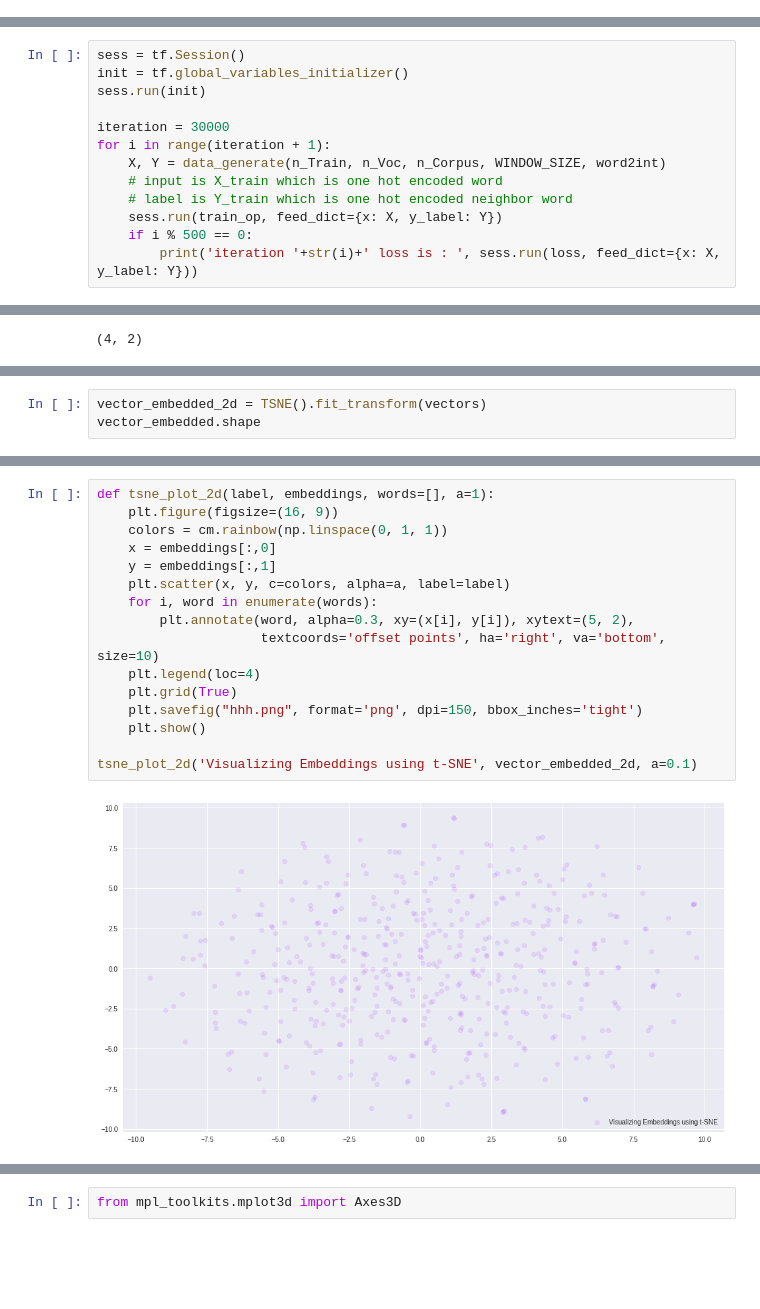
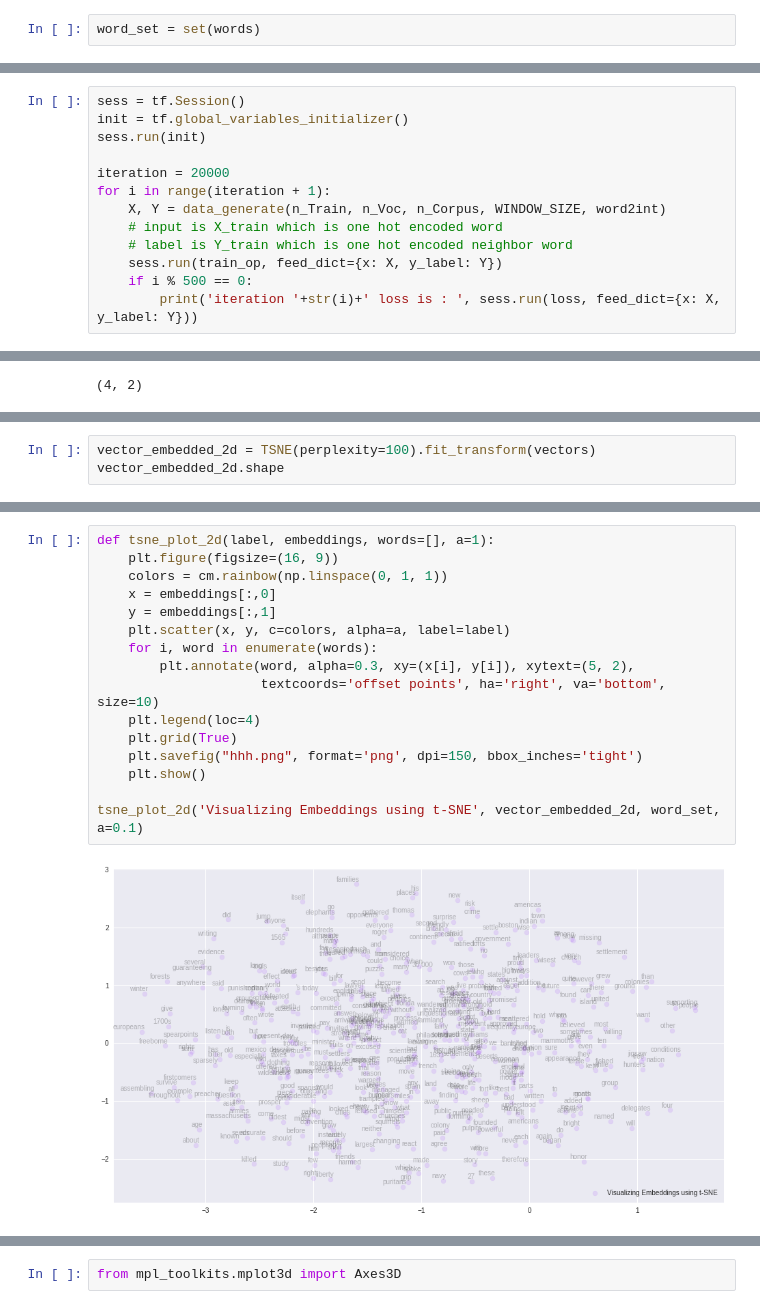
Before and after one commit to dnrb/word2vec_char_level, a Jupyter notebook: first_file(smaller_sample).ipynb, the cells around one changed output, grey strips where cells are left out. Drawn from its saved outputs; the diff is of its cells as text; blank space fills up the shorter version.

```diff
--- a/first_file(smaller_sample).ipynb
+++ b/first_file(smaller_sample).ipynb
@@ -73,6 +75,8 @@ words[:10]
  'years',
  'ago',
  'perhaps']
+# %%
+word_set = set(words)
 # %% [markdown]
 **Convert text to int**
 # %%
@@ -208,7 +212,7 @@ sess = tf.Session()
 init = tf.global_variables_initializer()
 sess.run(init)
 
-iteration = 30000
+iteration = 20000
 for i in range(iteration + 1):
     X, Y = data_generate(n_Train, n_Voc, n_Corpus, WINDOW_SIZE, word2int)
     # input is X_train which is one hot encoded word
@@ -267,4 +271,4 @@ array([[-1.38003454, -1.93321875, -0.27561164, ..., -0.36862306,
 # %%
-vector_embedded_2d = TSNE().fit_transform(vectors)
-vector_embedded.shape
+vector_embedded_2d = TSNE(perplexity=100).fit_transform(vectors)
+vector_embedded_2d.shape
 # %% [output]
@@ -272,20 +280,20 @@ vector_embedded.shape
 # %%
 def tsne_plot_2d(label, embeddings, words=[], a=1):
     plt.figure(figsize=(16, 9))
     colors = cm.rainbow(np.linspace(0, 1, 1))
     x = embeddings[:,0]
     y = embeddings[:,1]
     plt.scatter(x, y, c=colors, alpha=a, label=label)
     for i, word in enumerate(words):
         plt.annotate(word, alpha=0.3, xy=(x[i], y[i]), xytext=(5, 2),
                      textcoords='offset points', ha='right', va='bottom', size=10)
     plt.legend(loc=4)
     plt.grid(True)
     plt.savefig("hhh.png", format='png', dpi=150, bbox_inches='tight')
     plt.show()
 
-tsne_plot_2d('Visualizing Embeddings using t-SNE', vector_embedded_2d, a=0.1)
+tsne_plot_2d('Visualizing Embeddings using t-SNE', vector_embedded_2d, word_set, a=0.1)
 # %% [output]
-[figure, old version]
+[figure, new version]
 # %%
 vector_embedded_3d = TSNE(n_components=3).fit_transform(vectors)
```
Also changed, not shown: parts of 10 cells of this notebook.
